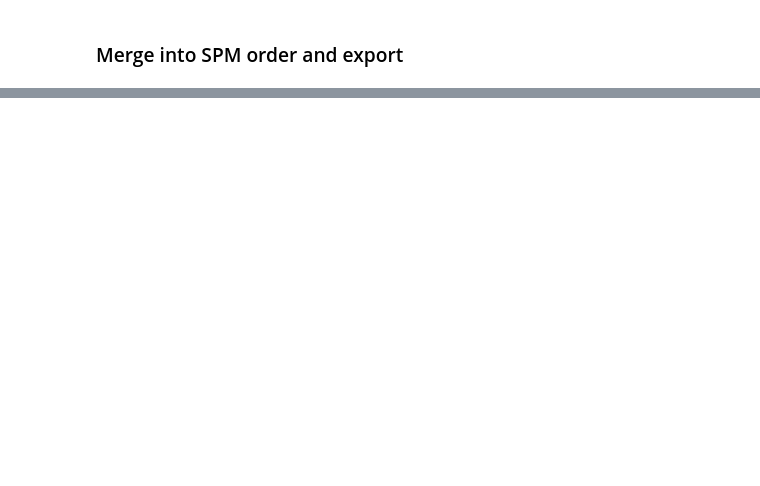
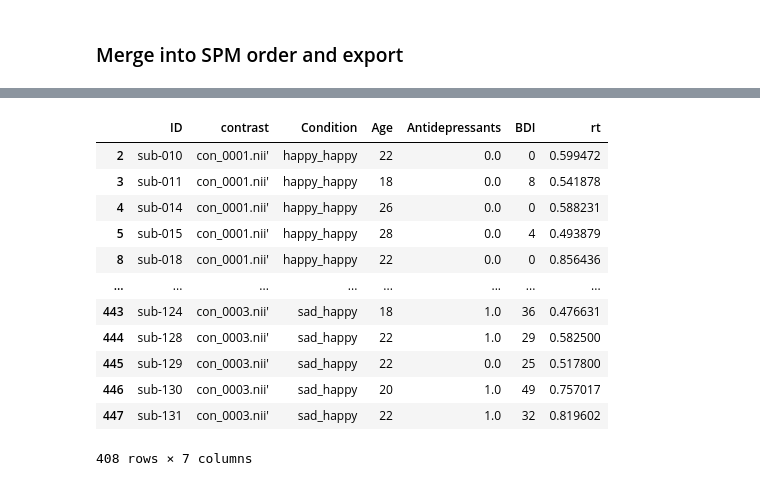
Before and after one commit to JuliaSchraeder/SubliminalVideoPriming, a Jupyter notebook: scripts/mri/get_regressors.ipynb, the cells around one changed output, grey strips where cells are left out. Saved outputs shown, nothing was run; the diff lists cells and outputs as text; code cells hidden in the pictures; blank space fills up the shorter version.

```diff
--- a/scripts/mri/get_regressors.ipynb
+++ b/scripts/mri/get_regressors.ipynb
@@ -113,0 +126,27 @@ cov_table.head()
+# %%
+# Start from SPM sheet as base
+merged = spm.copy()
+
+# Add covariates from demographics
+cov_cols = [cov_id_col, "Age", "Antidepressants", "BDI"]
+cov_cols = [c for c in cov_cols if c in cov.columns]
+merged = merged.merge(cov[cov_cols], left_on=spm_id_col, right_on=cov_id_col, how="left")
+if cov_id_col in merged.columns and cov_id_col != spm_id_col:
+    merged = merged.drop(columns=[cov_id_col])
+
+# Mean RT per subject and condition
+rt_cond = rt.copy()
+rt_cond["Condition"] = rt_cond["Condition"].astype(str).str.strip().str.lower()
+rt_mean_cond = rt_cond.groupby([rt_id_col, "Condition"], as_index=False)[rt_col].mean()
+merged = merged.merge(rt_mean_cond, left_on=[spm_id_col, "Condition"], right_on=[rt_id_col, "Condition"], how="left")
+if rt_id_col in merged.columns and rt_id_col != spm_id_col:
+    merged = merged.drop(columns=[rt_id_col])
+
+# Select final columns: keep full SPM sheet + new covariates
+final_cols = list(spm.columns)
+for c in ["Age", "Antidepressants", "BDI", "rt"]:
+    if c in merged.columns and c not in final_cols:
+        final_cols.append(c)
+
+cov_table = merged[final_cols]
+cov_table.head()
@@ -113,0 +324,16 @@ cov_table.head()
+# %%
+cov_table
+# %% [output]
+|  | ID | contrast | Condition | Age | Antidepressants | BDI | rt |
+| 2 | sub-010 | con_0001.nii' | happy_happy | 22 | 0.0 | 0 | 0.599472 |
+| 3 | sub-011 | con_0001.nii' | happy_happy | 18 | 0.0 | 8 | 0.541878 |
+| 4 | sub-014 | con_0001.nii' | happy_happy | 26 | 0.0 | 0 | 0.588231 |
+| 5 | sub-015 | con_0001.nii' | happy_happy | 28 | 0.0 | 4 | 0.493879 |
+| 8 | sub-018 | con_0001.nii' | happy_happy | 22 | 0.0 | 0 | 0.856436 |
+| ... | ... | ... | ... | ... | ... | ... | ... |
+| 443 | sub-124 | con_0003.nii' | sad_happy | 18 | 1.0 | 36 | 0.476631 |
+| 444 | sub-128 | con_0003.nii' | sad_happy | 22 | 1.0 | 29 | 0.582500 |
+| 445 | sub-129 | con_0003.nii' | sad_happy | 22 | 0.0 | 25 | 0.517800 |
+| 446 | sub-130 | con_0003.nii' | sad_happy | 20 | 1.0 | 49 | 0.757017 |
+| 447 | sub-131 | con_0003.nii' | sad_happy | 22 | 1.0 | 32 | 0.819602 |
+408 rows × 7 columns
```
Also changed, not shown: parts of 12 cells of this notebook, 31 other files.
